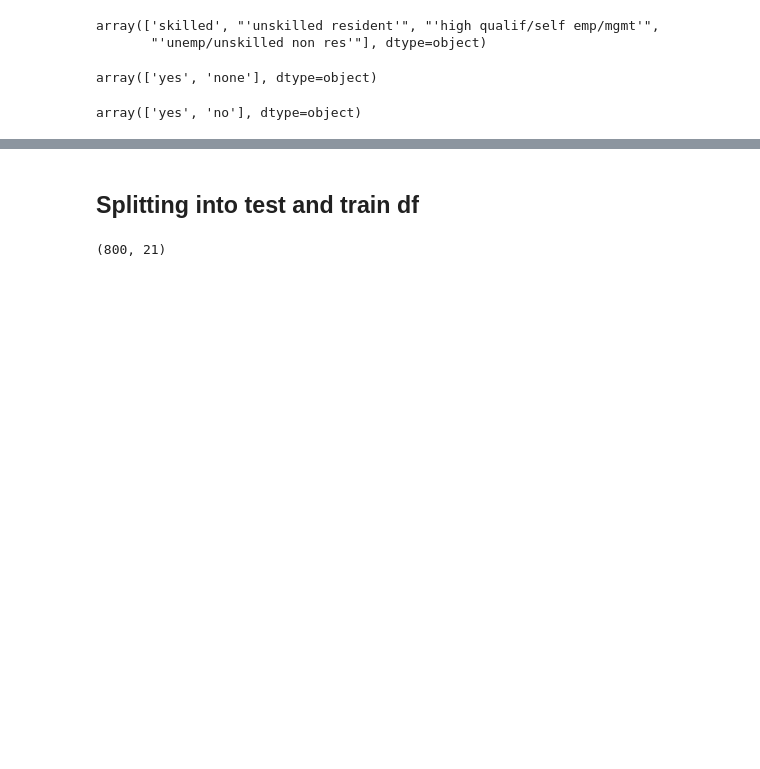
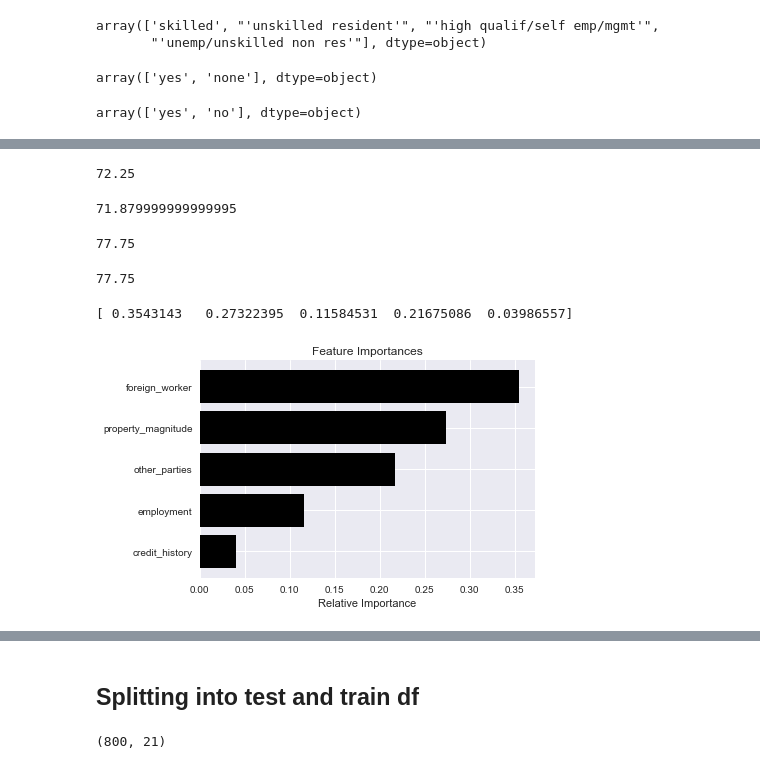
Before and after one commit to vermakanksha/project, a Jupyter notebook: credit_fraud_analysis.ipynb, the cells around one changed output, grey strips where cells are left out. Cells and saved outputs as stored; diff of their text form; code cells hidden in the pictures; blank space fills up the shorter version.

```diff
--- a/credit_fraud_analysis.ipynb
+++ b/credit_fraud_analysis.ipynb
@@ -631,0 +769,58 @@ correlation_matrix(df_num)
+# %%
+# Linear SVC
+
+linear_svc = LinearSVC()
+linear_svc.fit(X_train_df, Y_train_df)
+Y_pred = linear_svc.predict(X_test_df)
+acc_linear_svc = round(linear_svc.score(X_train_df, Y_train_df) * 100, 2)
+acc_linear_svc
+# %% [output]
+72.25
+# %%
+# Stochastic Gradient Descent
+
+sgd = SGDClassifier()
+sgd.fit(X_train_df, Y_train_df)
+Y_pred = sgd.predict(X_test_df)
+acc_sgd = round(sgd.score(X_train_df, Y_train_df) * 100, 2)
+acc_sgd
+# %% [output]
+71.879999999999995
+# %%
+# Decision Tree
+
+decision_tree = DecisionTreeClassifier()
+decision_tree.fit(X_train_df, Y_train_df)
+Y_pred = decision_tree.predict(X_test_df)
+acc_decision_tree = round(decision_tree.score(X_train_df, Y_train_df) * 100, 2)
+acc_decision_tree
+# %% [output]
+77.75
+# %%
+# Random Forest
+
+random_forest = RandomForestClassifier(n_estimators=100)
+random_forest.fit(X_train_df, Y_train_df)
+Y_pred = random_forest.predict(X_test_df)
+acc_random_forest = round(random_forest.score(X_train_df, Y_train_df) * 100, 2)
+acc_random_forest
+# %% [output]
+77.75
+# %%
+importances = random_forest.feature_importances_
+# %%
+print(importances)
+# %% [output]
+[ 0.3543143   0.27322395  0.11584531  0.21675086  0.03986557]
+# %%
+indices = np.argsort(importances)
+# %%
+features = test_df.columns
+# %%
+plt.title('Feature Importances')
+plt.barh(range(len(indices)), importances[indices], color='black', align='center')
+plt.yticks(range(len(indices)), features) ## removed [indices]
+plt.xlabel('Relative Importance')
+plt.show()
+# %% [output]
+[figure, added]
```
Also changed, not shown: parts of 47 cells of this notebook.
